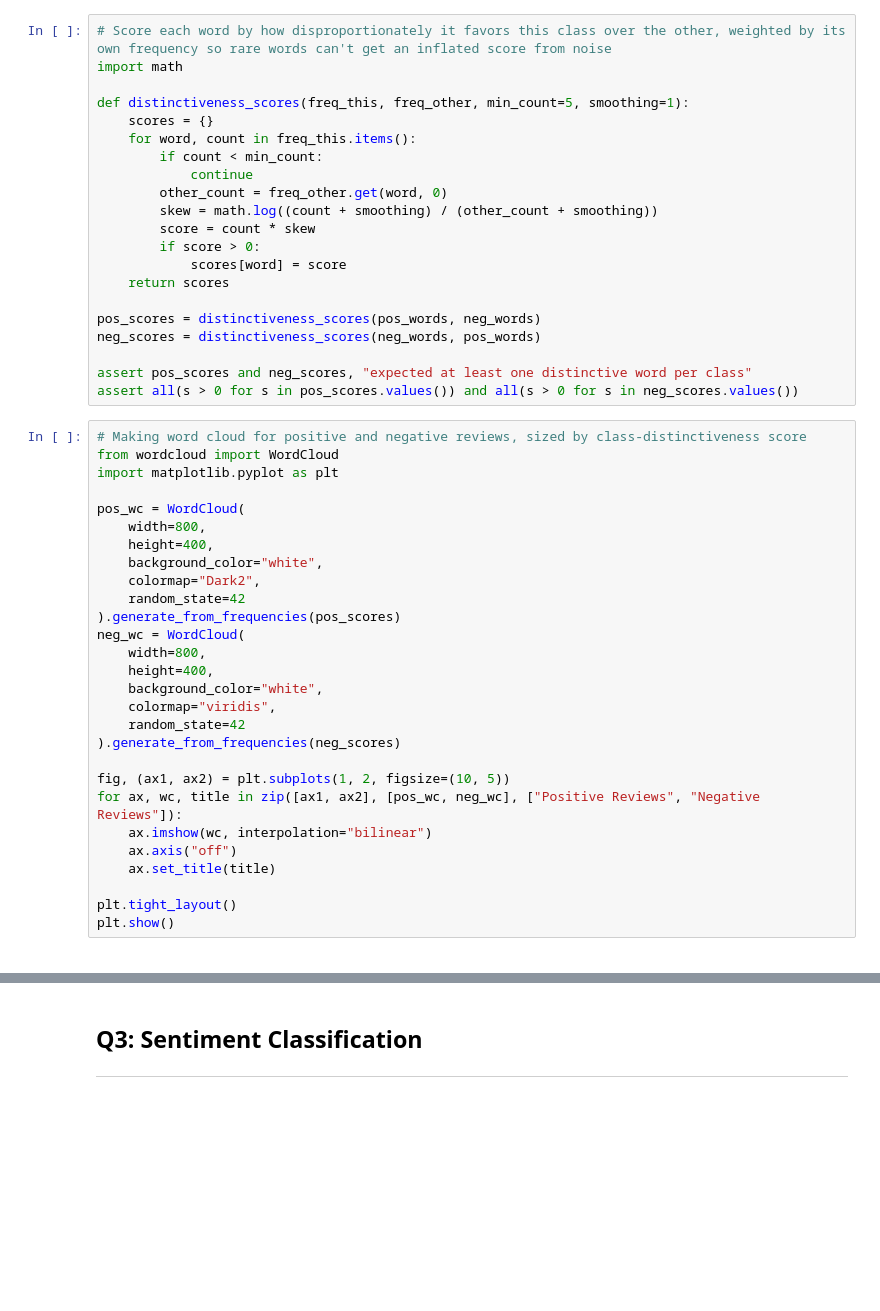
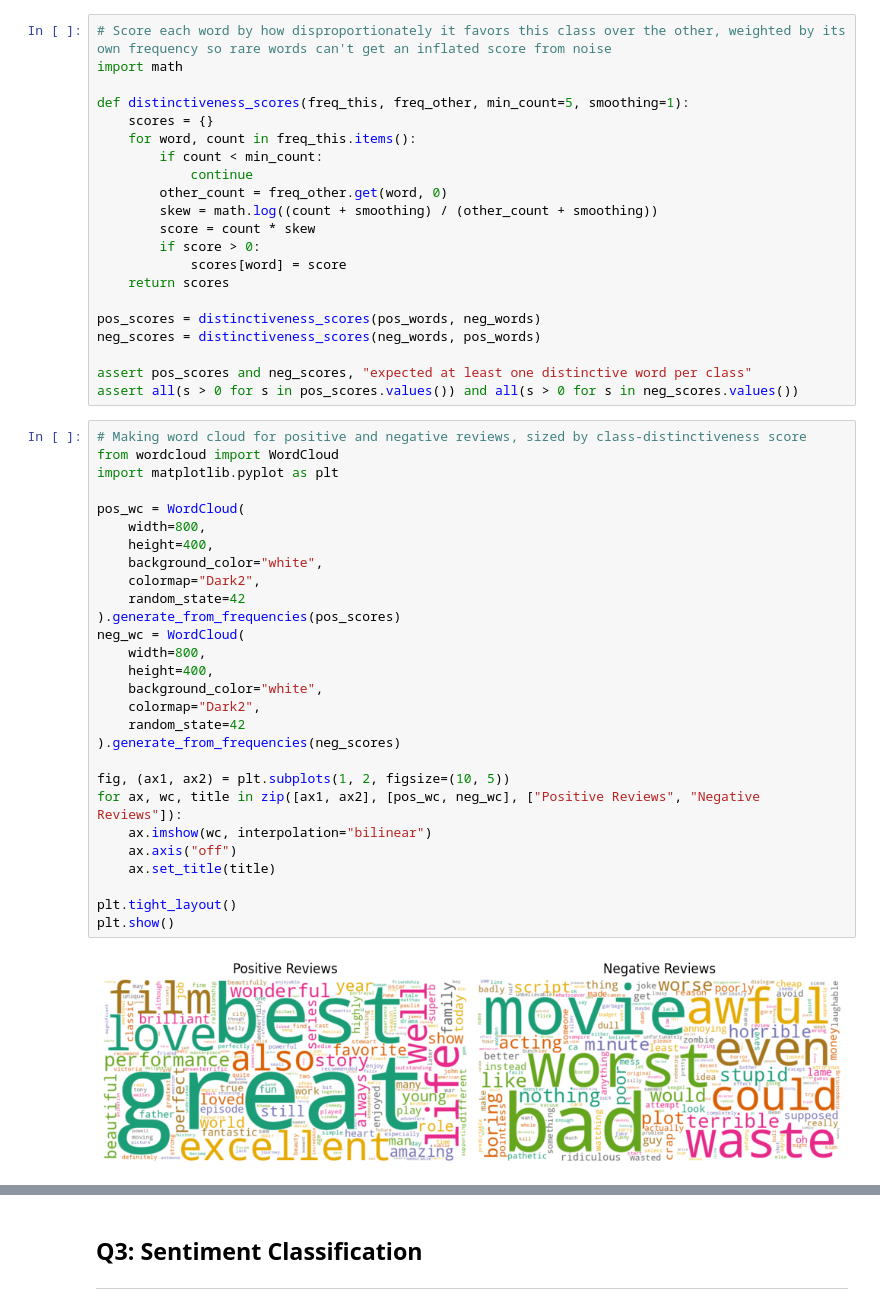
Before and after one commit to ikabrain/UCS772-CV-NLP-Lab, a Jupyter notebook: NLP_assign4/NLP_assign4.ipynb, the cells around one changed output, grey strips where cells are left out. Drawn from its saved outputs; the diff is of its cells as text; blank space fills up the shorter version.

```diff
--- a/NLP_assign4/NLP_assign4.ipynb
+++ b/NLP_assign4/NLP_assign4.ipynb
@@ -209,30 +208,30 @@ assert all(s > 0 for s in pos_scores.values()) and all(s > 0 for s in neg_scores
 # %%
 # Making word cloud for positive and negative reviews, sized by class-distinctiveness score
 from wordcloud import WordCloud
 import matplotlib.pyplot as plt
 
 pos_wc = WordCloud(
     width=800,
     height=400,
     background_color="white",
     colormap="Dark2",
     random_state=42
 ).generate_from_frequencies(pos_scores)
 neg_wc = WordCloud(
     width=800,
     height=400,
     background_color="white",
-    colormap="viridis",
+    colormap="Dark2",
     random_state=42
 ).generate_from_frequencies(neg_scores)
 
 fig, (ax1, ax2) = plt.subplots(1, 2, figsize=(10, 5))
 for ax, wc, title in zip([ax1, ax2], [pos_wc, neg_wc], ["Positive Reviews", "Negative Reviews"]):
     ax.imshow(wc, interpolation="bilinear")
     ax.axis("off")
     ax.set_title(title)
 
 plt.tight_layout()
 plt.show()
+# %% [output]
+[figure, added]
-# %% [markdown]
-<!-- TODO -->
```
Also changed, not shown: parts of 9 cells of this notebook.
